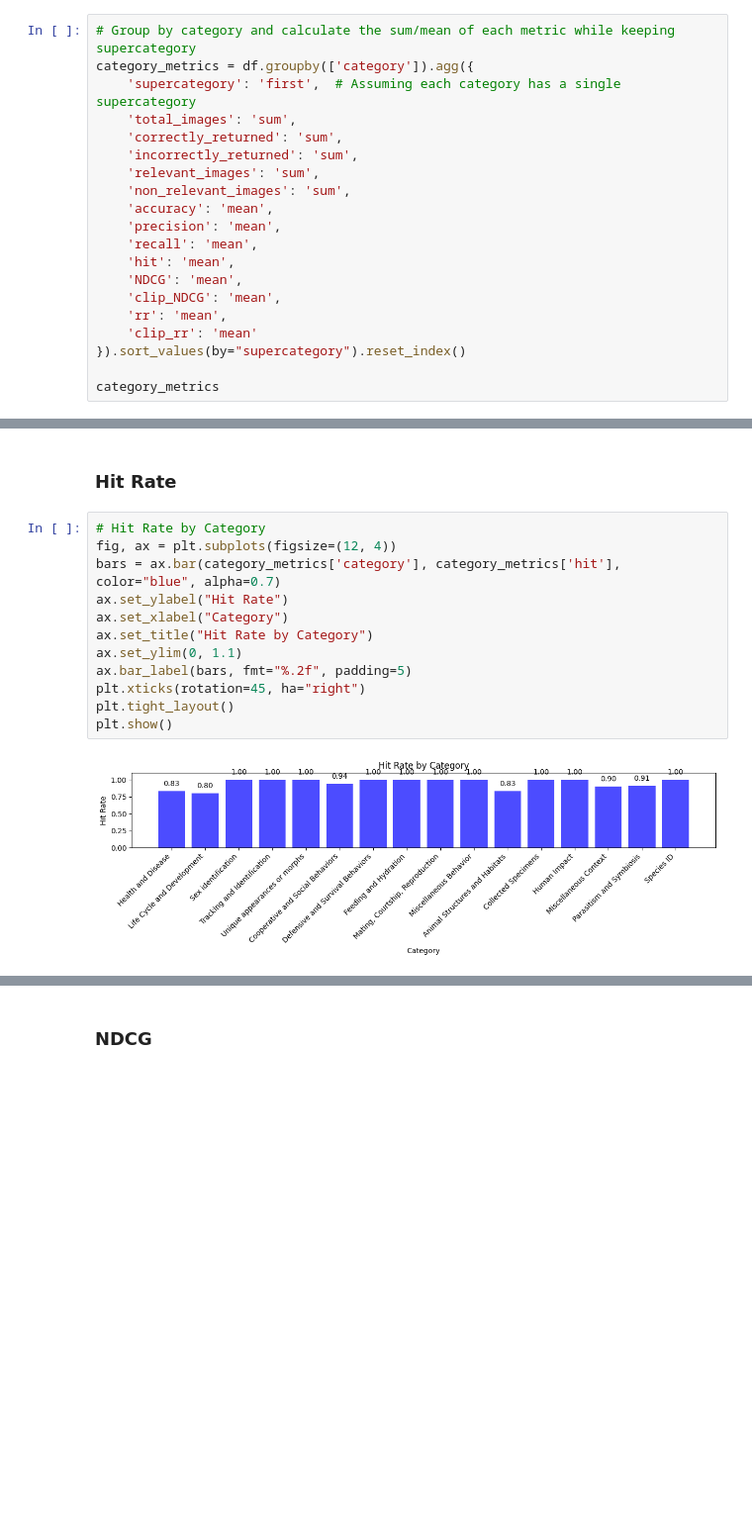
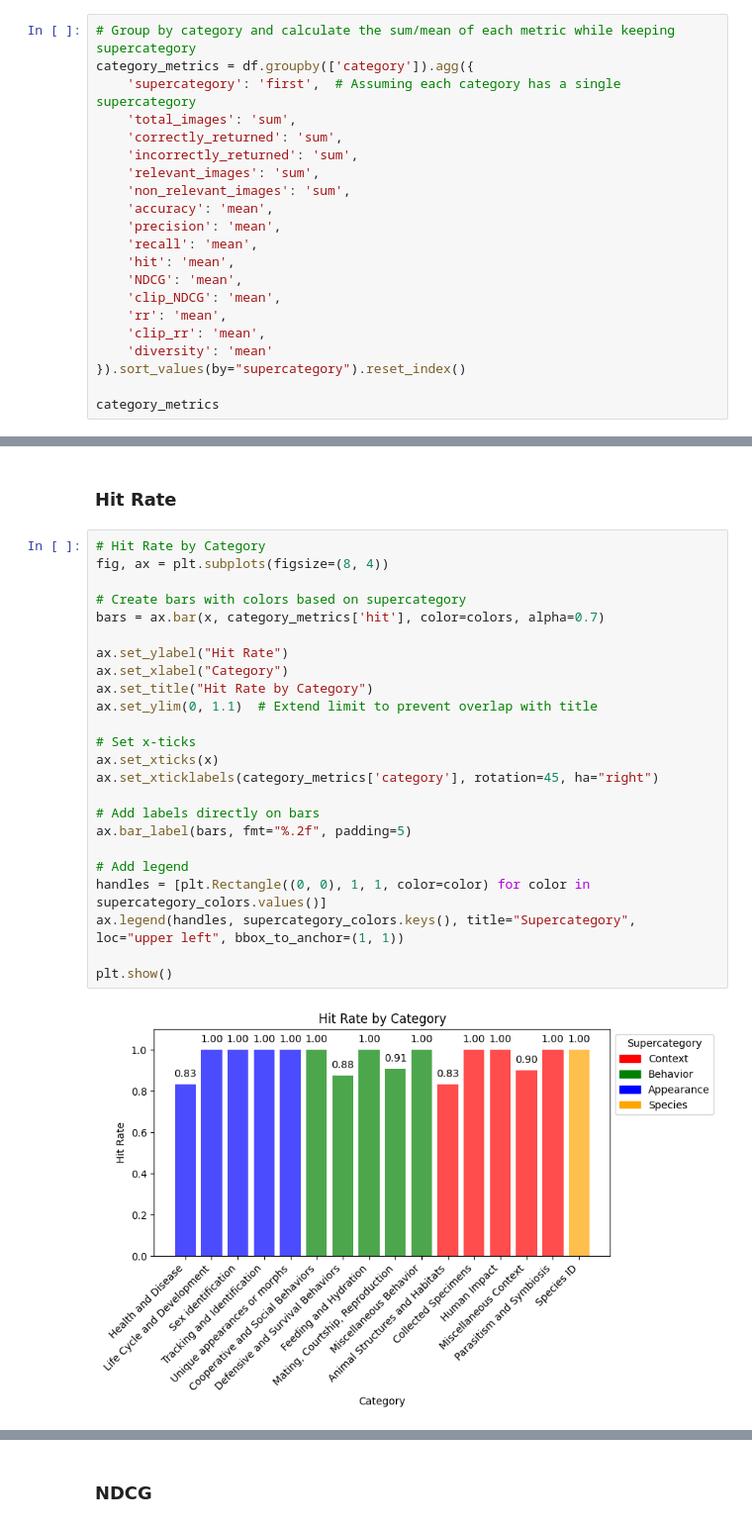
Before and after one commit to waggle-sensor/sage-nrp-image-search, a Jupyter notebook: benchmarking/benchmarks/INQUIRE/results/v10/evaluate.ipynb, the cells around one changed output, grey strips where cells are left out. Shown at 99% size. Drawn from its saved outputs; the diff is of its cells as text; blank space fills up the shorter version.

```diff
--- a/benchmarking/benchmarks/INQUIRE/results/v10/evaluate.ipynb
+++ b/benchmarking/benchmarks/INQUIRE/results/v10/evaluate.ipynb
@@ -375,7 +393,8 @@ category_metrics = df.groupby(['category']).agg({
     'NDCG': 'mean',
     'clip_NDCG': 'mean',
     'rr': 'mean',
-    'clip_rr': 'mean'
+    'clip_rr': 'mean',
+    'diversity': 'mean'
 }).sort_values(by="supercategory").reset_index()
 
 category_metrics
@@ -500,15 +519,27 @@ plt.show()
 ### Hit Rate
 # %%
 # Hit Rate by Category
-fig, ax = plt.subplots(figsize=(12, 4))
-bars = ax.bar(category_metrics['category'], category_metrics['hit'], color="blue", alpha=0.7)
+fig, ax = plt.subplots(figsize=(8, 4))
+
+# Create bars with colors based on supercategory
+bars = ax.bar(x, category_metrics['hit'], color=colors, alpha=0.7)
+
 ax.set_ylabel("Hit Rate")
 ax.set_xlabel("Category")
 ax.set_title("Hit Rate by Category")
-ax.set_ylim(0, 1.1)
+ax.set_ylim(0, 1.1)  # Extend limit to prevent overlap with title
+
+# Set x-ticks
+ax.set_xticks(x)
+ax.set_xticklabels(category_metrics['category'], rotation=45, ha="right")
+
+# Add labels directly on bars
 ax.bar_label(bars, fmt="%.2f", padding=5)
-plt.xticks(rotation=45, ha="right")
-plt.tight_layout()
+
+# Add legend
+handles = [plt.Rectangle((0, 0), 1, 1, color=color) for color in supercategory_colors.values()]
+ax.legend(handles, supercategory_colors.keys(), title="Supercategory", loc="upper left", bbox_to_anchor=(1, 1))
+
 plt.show()
 # %% [output]
-[figure, old version]
+[figure, new version]
```
Also changed, not shown: parts of 31 cells of this notebook, 2 other files.
